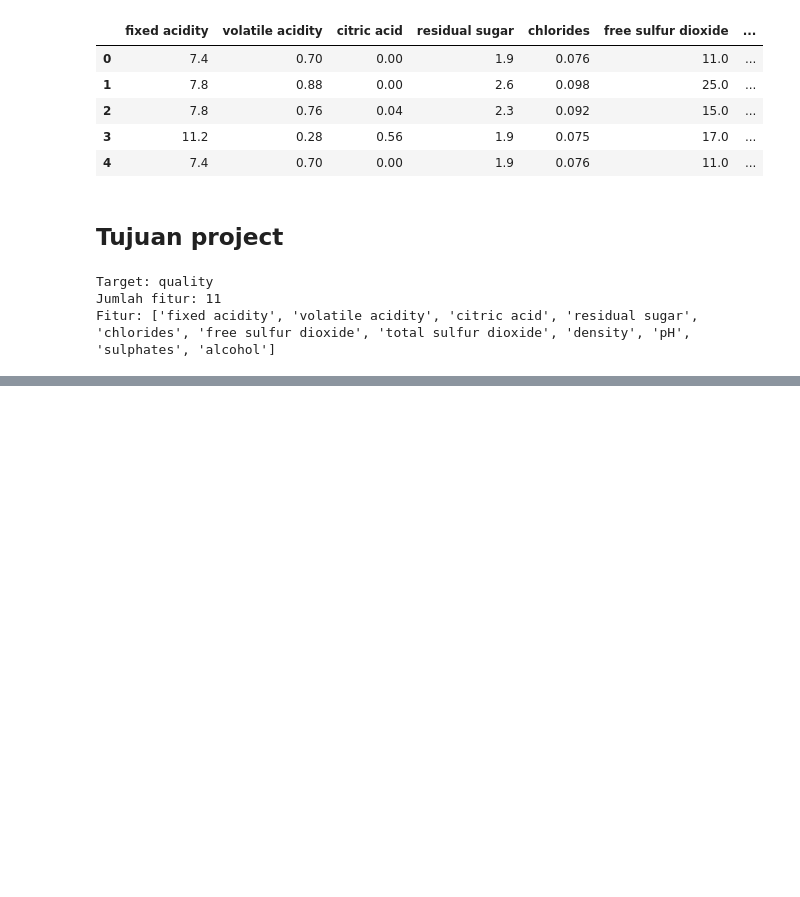
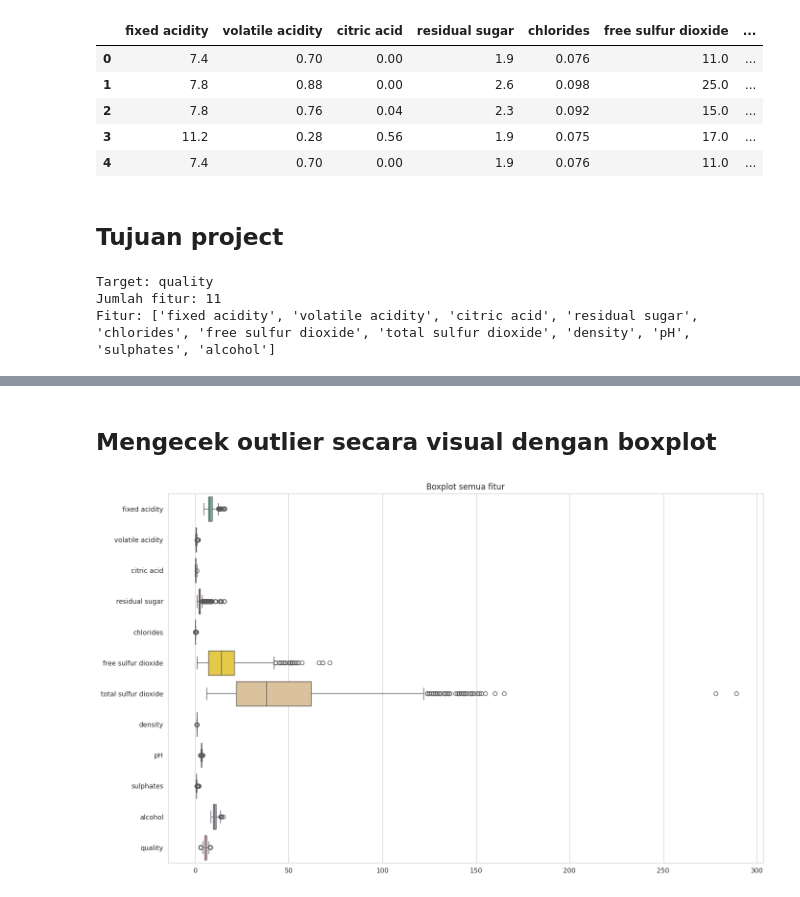
Before and after one commit to r021n/simple-machine-learing, a Jupyter notebook: Wine_Quality_Prediction.ipynb, the cells around one changed output, grey strips where cells are left out. Cells and saved outputs as stored; diff of their text form; code cells hidden in the pictures; blank space fills up the shorter version.

```diff
--- a/Wine_Quality_Prediction.ipynb
+++ b/Wine_Quality_Prediction.ipynb
@@ -130,0 +267,9 @@ Fitur: ['fixed acidity', 'volatile acidity', 'citric acid', 'residual sugar', 'c
+# %% [markdown]
+## Mengecek outlier secara visual dengan boxplot
+# %%
+plt.figure(figsize=(16, 10))
+sns.boxplot(data=df, orient='h', palette='Set2')
+plt.title('Boxplot semua fitur')
+plt.show()
+# %% [output]
+[figure, added]
```
Also changed, not shown: parts of 19 cells of this notebook.
